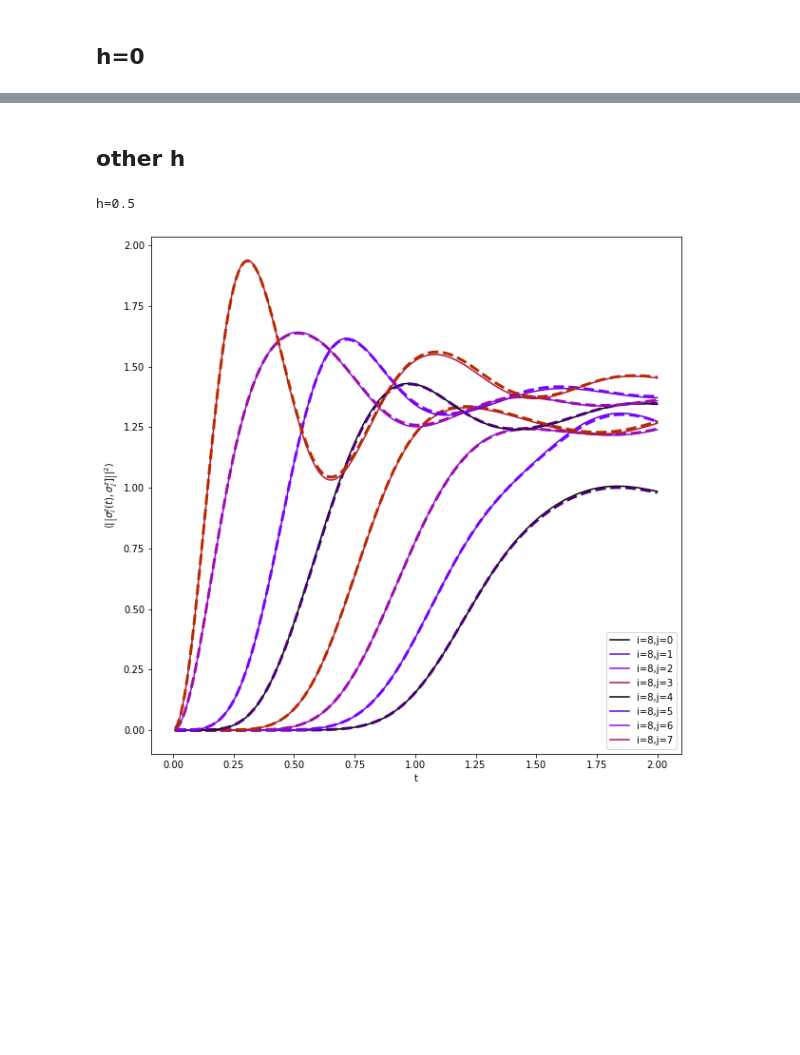
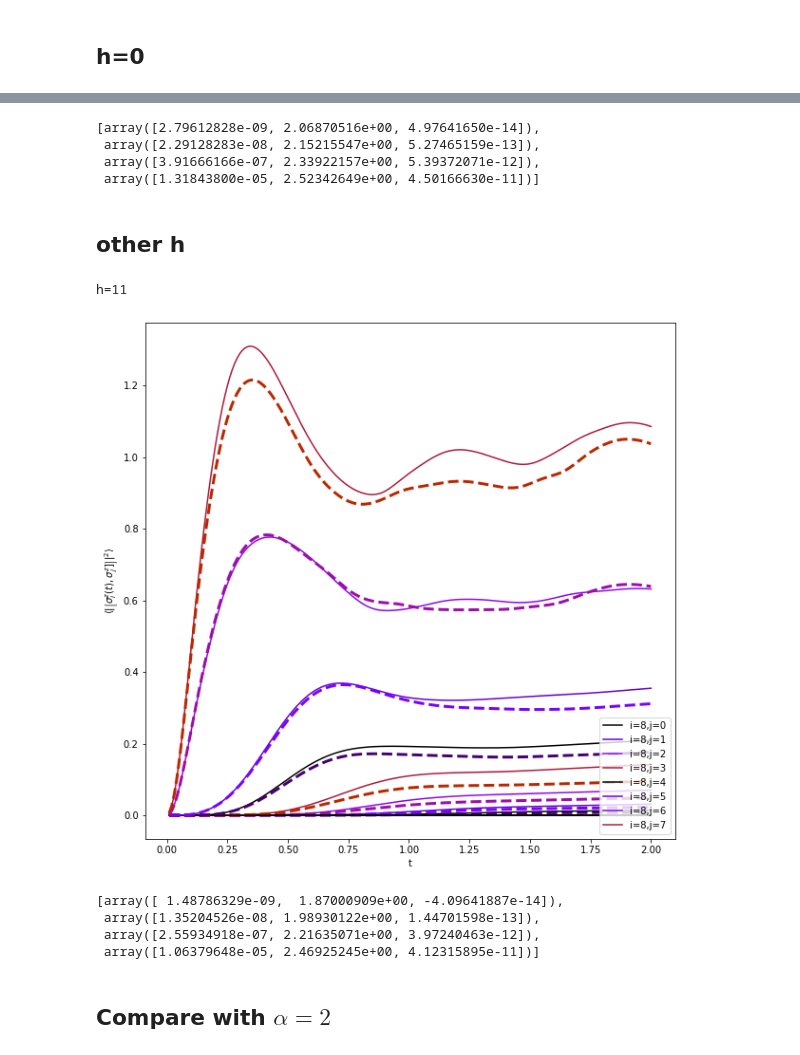
Before and after one commit to mkm2/WorkingFolder, a Jupyter notebook: notebooks/Analysis/Short_Time_Behaviour.ipynb, the cells around one changed output, grey strips where cells are left out. Drawn from its saved outputs; the diff is of its cells as text; code cells hidden in the pictures; blank space fills up the shorter version.

```diff
--- a/notebooks/Analysis/Short_Time_Behaviour.ipynb
+++ b/notebooks/Analysis/Short_Time_Behaviour.ipynb
@@ -163,6 +163,15 @@ No handles with labels found to put in legend.
 [figure]
 # %%
 idh = 0
+popt = []
+perr = []
+tmax = [10,9,7,5]
+for j in range(0,4):
+    poptj, pcovj = curve_fit(model,T[0:tmax[j]],res[idh][0:tmax[j],j])
+    popt.append(poptj)
+    perr.append(np.sqrt(np.diag(pcovj)))
+
+
 NUM_COLORS = N//2
 cm = plt.get_cmap('gnuplot')
 cNorm  = colors.Normalize(vmin=0, vmax=NUM_COLORS+5)
@@ -173,6 +182,8 @@ ax.set_prop_cycle(color=[scalarMap.to_rgba(i) for i in range(NUM_COLORS)])
 for j in range(0,N//2):
     ax.loglog(T[1:],res[idh][1:,j],label="i={},j={}".format(N//2,j))
     ax.loglog(T[1:],res_NN[idh][1:,j],linestyle="--",linewidth=3)
+    if j < 4:
+        ax.loglog(T[1:],model(T[1:],*(popt[j])),color='black')
 ax.legend(loc="lower right")
 ax.set_xlabel("t")
 ax.set_ylabel(r"$\langle\left|\left[\sigma_i^z(t),\sigma_j^z]\right]\right|^2\rangle$")
@@ -183,23 +194,50 @@ plt.show()
+# %%
+popt
+# %% [output]
+[array([2.79612828e-09, 2.06870516e+00, 4.97641650e-14]),
+ array([2.29128283e-08, 2.15215547e+00, 5.27465159e-13]),
+ array([3.91666166e-07, 2.33922157e+00, 5.39372071e-12]),
+ array([1.31843800e-05, 2.52342649e+00, 4.50166630e-11])]
 # %% [markdown]
 ## other h
 # %%
-idh = 1
+idh = 10
 print("h={}".format(h[idh]))
+popt = []
+perr = []
+tmax = [10,9,7,5]
+for j in range(0,4):
+    poptj, pcovj = curve_fit(model,T[0:tmax[j]],res[idh][0:tmax[j],j])
+    popt.append(poptj)
+    perr.append(np.sqrt(np.diag(pcovj)))
+
+
 NUM_COLORS = N//2
 cm = plt.get_cmap('gnuplot')
 cNorm  = colors.Normalize(vmin=0, vmax=NUM_COLORS+5)
 scalarMap = mplcm.ScalarMappable(norm=cNorm, cmap=cm)
 fig = plt.figure(figsize=(10,10))
 ax = fig.add_subplot(111)
 ax.set_prop_cycle(color=[scalarMap.to_rgba(i) for i in range(NUM_COLORS)])
 for j in range(0,N//2):
     ax.plot(T[1:],res[idh][1:,j],label="i={},j={}".format(N//2,j))
     ax.plot(T[1:],res_NN[idh][1:,j],linestyle="--",linewidth=3)
+    if j < 4:
+        ax.plot(T[1:],model(T[1:],*(popt[j])),color='black')
 ax.legend(loc="lower right")
 ax.set_xlabel("t")
 ax.set_ylabel(r"$\langle\left|\left[\sigma_i^z(t),\sigma_j^z]\right]\right|^2\rangle$")
 #ax.set_ylim(1e-12,5)
 plt.show()
 # %% [output]
-h=0.5
+h=11
-[figure, old version]
+[figure, new version]
+# %%
+popt
+# %% [output]
+[array([ 1.48786329e-09,  1.87000909e+00, -4.09641887e-14]),
+ array([1.35204526e-08, 1.98930122e+00, 1.44701598e-13]),
+ array([2.55934918e-07, 2.21635071e+00, 3.97240463e-12]),
+ array([1.06379648e-05, 2.46925245e+00, 4.12315895e-11])]
+# %% [markdown]
+## Compare with $\alpha=2$
```
Also changed, not shown: parts of 8 cells of this notebook, 4 other files.
